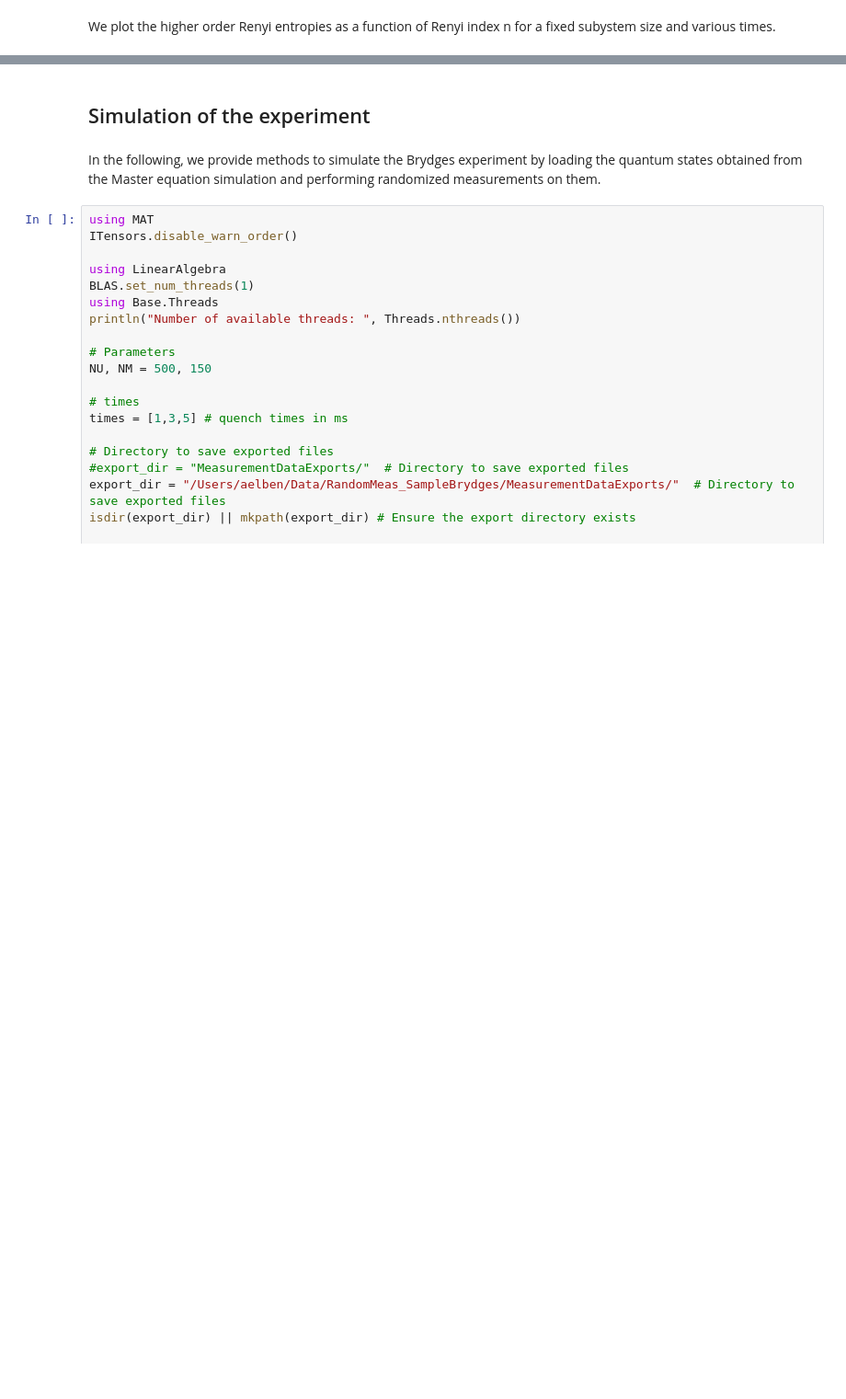
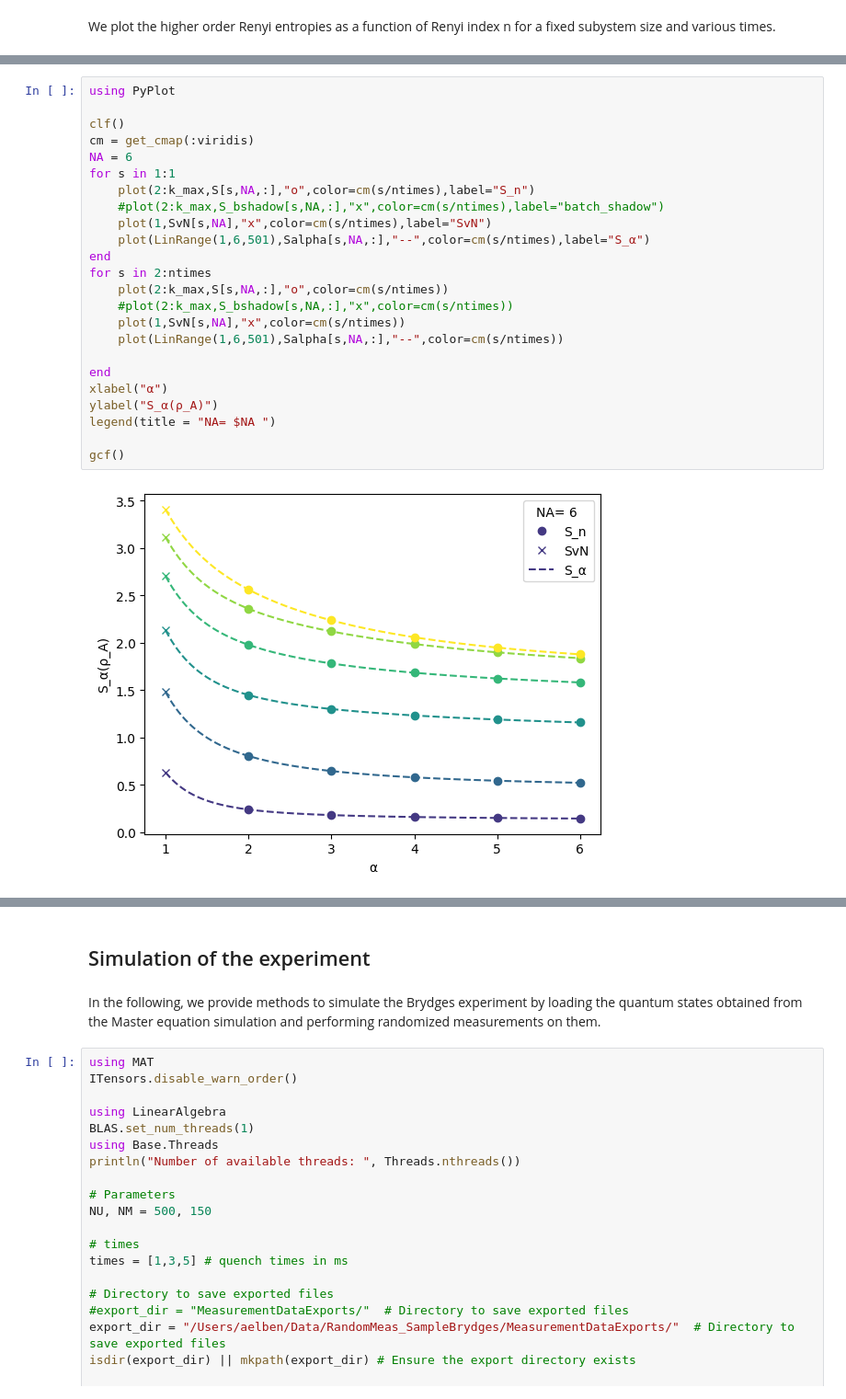
Before and after one commit to bvermersch/RandomMeas.jl, a Jupyter notebook: examples/BrydgesScience2019.ipynb, the cells around one changed output, grey strips where cells are left out. Shown at 92% size. Cells and saved outputs as stored; diff of their text form; blank space fills up the shorter version.

```diff
--- a/examples/BrydgesScience2019.ipynb
+++ b/examples/BrydgesScience2019.ipynb
@@ -148,0 +169,26 @@ gcf()
+# %%
+using PyPlot
+
+clf()
+cm = get_cmap(:viridis)
+NA = 6
+for s in 1:1
+    plot(2:k_max,S[s,NA,:],"o",color=cm(s/ntimes),label="S_n")
+    #plot(2:k_max,S_bshadow[s,NA,:],"x",color=cm(s/ntimes),label="batch_shadow")
+    plot(1,SvN[s,NA],"x",color=cm(s/ntimes),label="SvN")
+    plot(LinRange(1,6,501),Salpha[s,NA,:],"--",color=cm(s/ntimes),label="S_α")
+end
+for s in 2:ntimes
+    plot(2:k_max,S[s,NA,:],"o",color=cm(s/ntimes))
+    #plot(2:k_max,S_bshadow[s,NA,:],"x",color=cm(s/ntimes))
+    plot(1,SvN[s,NA],"x",color=cm(s/ntimes))
+    plot(LinRange(1,6,501),Salpha[s,NA,:],"--",color=cm(s/ntimes))
+
+end
+xlabel("α")
+ylabel("S_α(ρ_A)")
+legend(title = "NA= $NA ")
+
+gcf()
+# %% [output]
+[figure, added]
```
Also changed, not shown: parts of 4 cells of this notebook, 14 other files.
